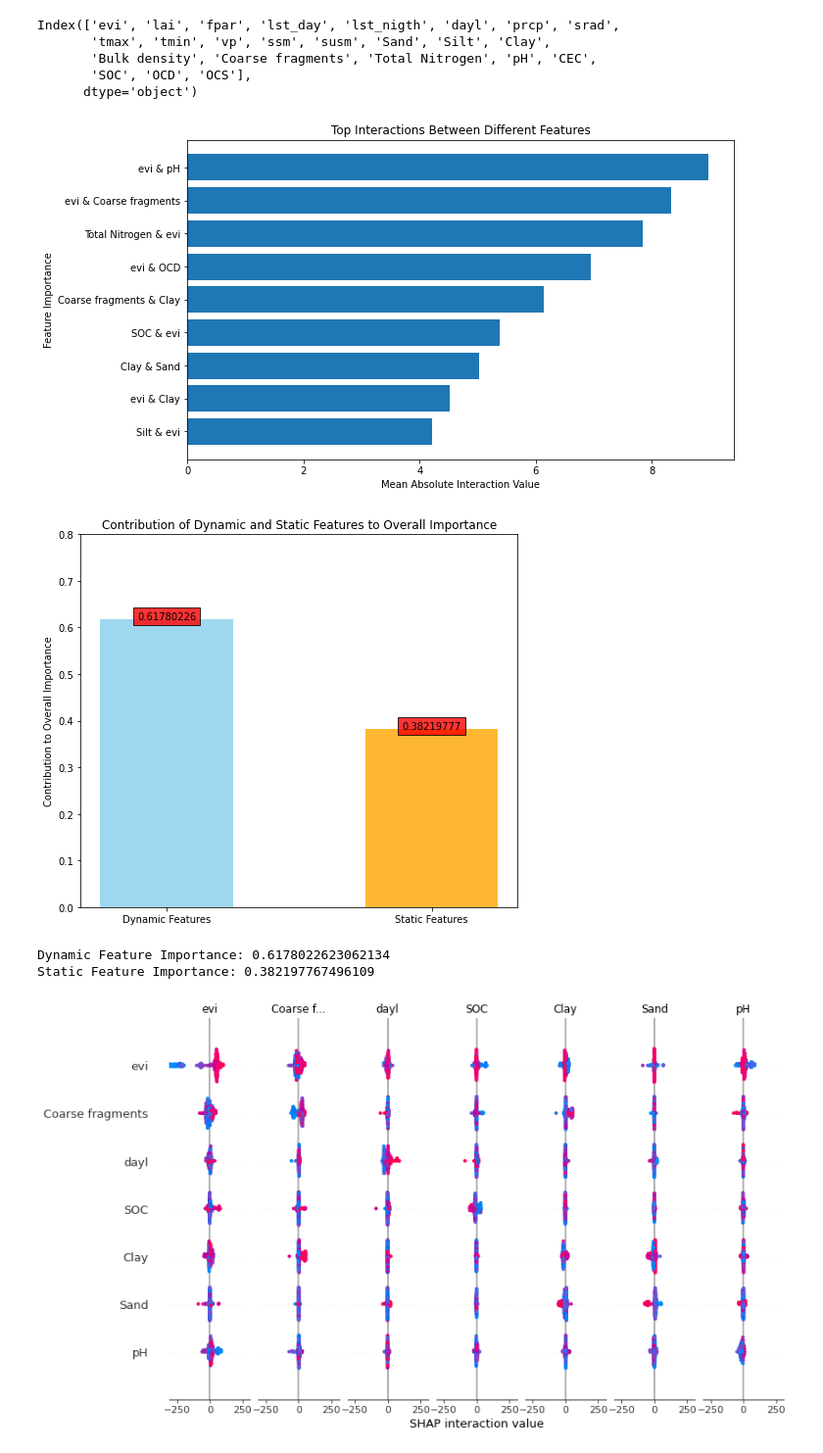
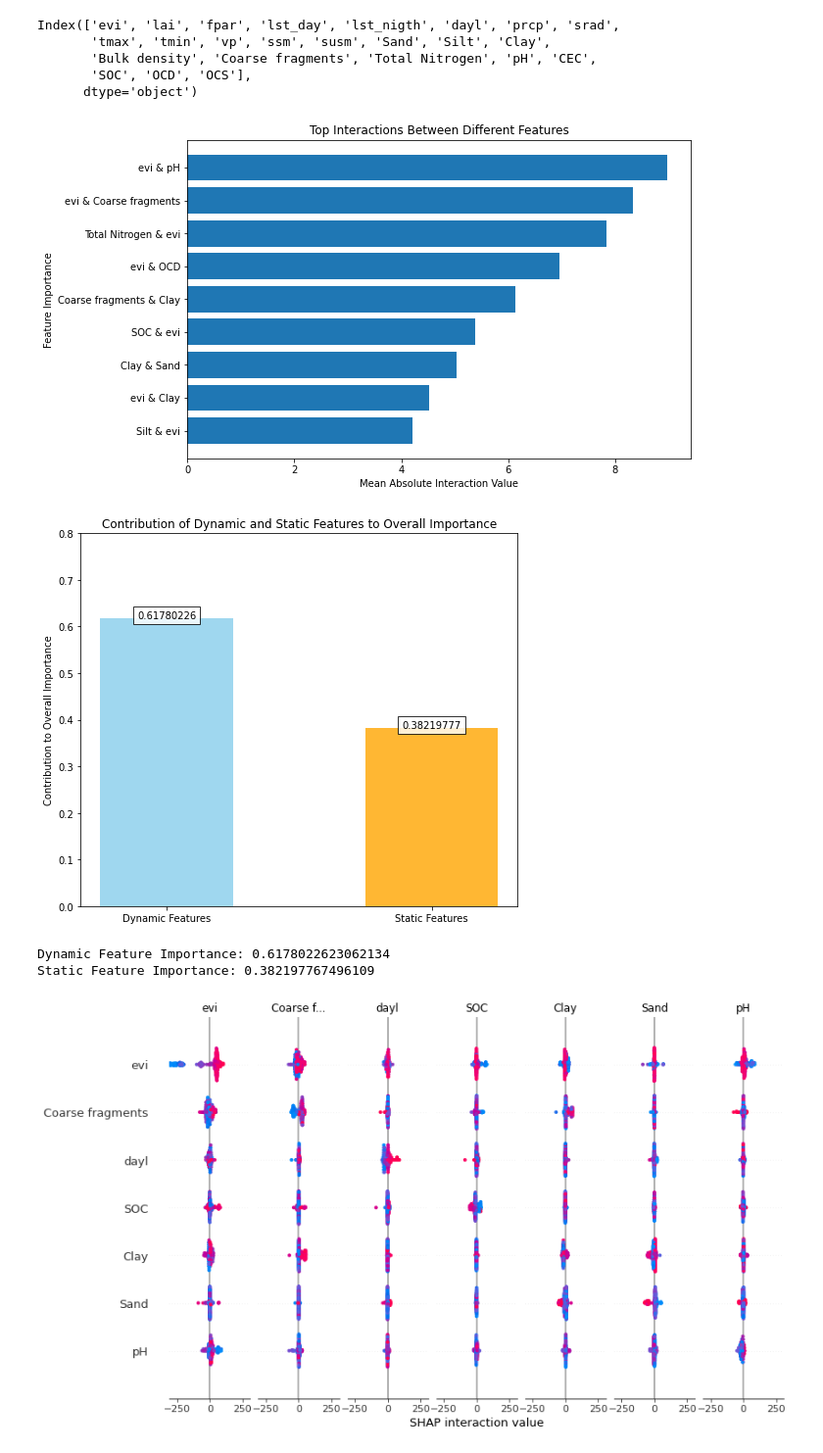
Before and after one commit to abalmumcu/crop-yield-estimation, a Jupyter notebook: feature_importance.ipynb, the cells around one changed output. Shown at 98% size. Saved outputs shown, nothing was run; the diff lists cells and outputs as text; code cells hidden in the pictures.

Commit message:
shap_global_feature_importance_update

```diff
--- a/feature_importance.ipynb
+++ b/feature_importance.ipynb
@@ -325,34 +326,37 @@ Index(['evi', 'lai', 'fpar', 'lst_day', 'lst_nigth', 'dayl', 'prcp', 'srad',
 shap_interaction_values = explainer.shap_interaction_values(X_test_df)
 
 # Calculate the mean absolute interaction values for each feature pair
 mean_interaction_values = abs(shap_interaction_values).mean(0)
 # Mask the diagonal (intra-feature interactions)
 
 masked_interaction_values = np.ma.masked_where(np.eye(mean_interaction_values.shape[0]), mean_interaction_values)
 
 # Extract the indices of the top 6 interactions between different features
 top_interactions = np.unravel_index(np.argsort(masked_interaction_values, axis=None)[::-1], mean_interaction_values.shape)
 top_interactions = list(zip(top_interactions[0], top_interactions[1]))
 top_interactions = [pair for pair in top_interactions if pair[0] != pair[1]][:18]
 
 # Get the feature names (replace these with your actual feature names)
 feature_names = X_test_df.columns
 
 # Extract feature names for the top 6 interactions
 top_interactions_names = [f"{feature_names[i]} & {feature_names[j]}" for i, j in top_interactions][::-1]
 
 # Get the corresponding importance values for the top 6 interactions
 top_values = [mean_interaction_values[i, j] for i, j in top_interactions][::-1]
 
 # Create a bar plot for the top 6 interactions between different features
 plt.figure(figsize=(10, 6))
 plt.barh(top_interactions_names[1::2], top_values[1::2])
 plt.xlabel('Mean Absolute Interaction Value')
 plt.ylabel('Feature Importance')
 plt.title('Top Interactions Between Different Features')
+plt.tight_layout(pad=3)  # Adjust pad parameter for padding
+
+plt.savefig("/Users/alperbalmumcu/Github/crop-yield-estimation/results/feature_importance/shap_top_interactions.png")
 plt.show()
 # %% [output]
-[figure, old version]
+[figure, new version]
 # %%
 
 # Calculate SHAP values for dynamic and static features
@@ -376,7 +380,7 @@ static_contribution = np.sum(mean_shap_static) / total_importance
 
 def addlabels(x,y):
     for i in range(len(x)):
-        plt.text(i, y[i], y[i], ha = 'center',bbox = dict(facecolor = 'red', alpha =.8))
+        plt.text(i, y[i], y[i], ha = 'center',bbox = dict(facecolor = 'white', alpha =.8))
 
 # Create a bar plot to show the contributions of dynamic and static features
 plt.figure(figsize=(8,7))
@@ -385,13 +389,14 @@ plt.bar('Static Features', static_contribution,width=0.5, color='orange', alpha=
 addlabels(['Dynamic Features','Static Features'],[dynamic_contribution,static_contribution])
 plt.ylabel('Contribution to Overall Importance')
 plt.title('Contribution of Dynamic and Static Features to Overall Importance')
+plt.savefig("/Users/alperbalmumcu/Github/crop-yield-estimation/results/feature_importance/shap_dynamic_static_importance.png")
 plt.ylim([0, 0.8])
 plt.show()
 
 print(f"Dynamic Feature Importance: {dynamic_contribution}")
 print(f"Static Feature Importance: {static_contribution}")
 # %% [output]
-[figure, old version]
+[figure, new version]
 Dynamic Feature Importance: 0.6178022623062134
 Static Feature Importance: 0.382197767496109
 # %%
```
Also changed, not shown: parts of 4 cells of this notebook, 20 other files.
